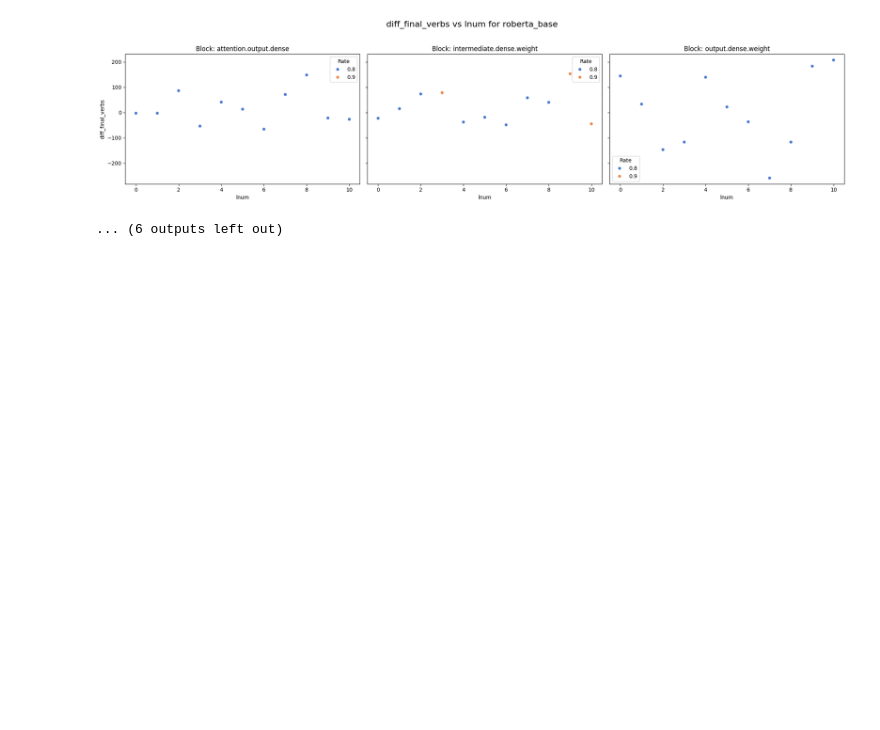
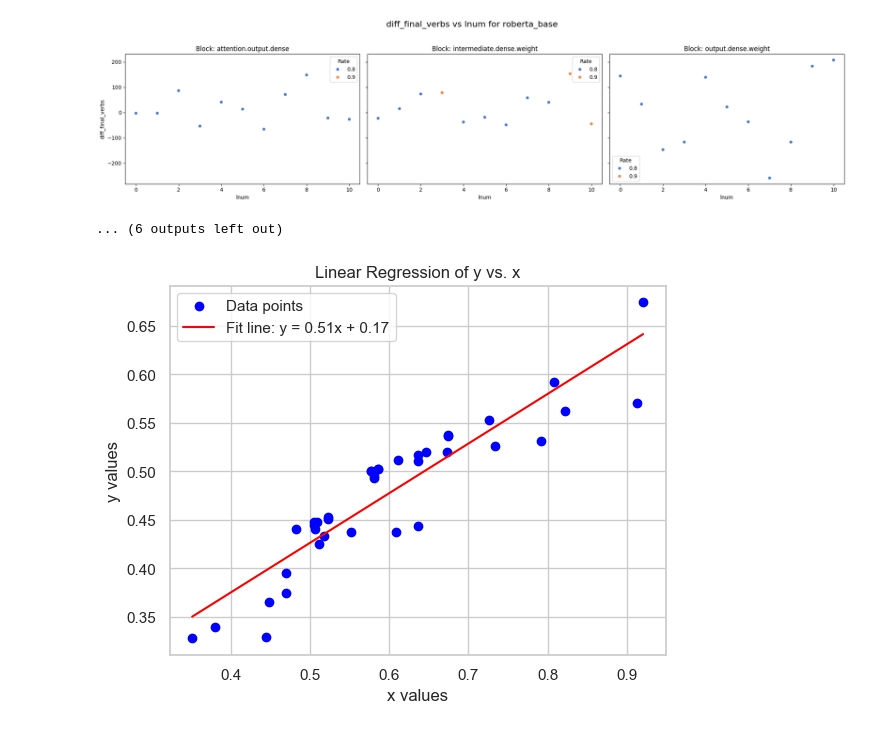
Before and after one commit to will-r-smith/STUDY, a Jupyter notebook: analysis.ipynb, the cells around one changed output. Cells and saved outputs as stored; diff of their text form; code cells hidden in the pictures; blank space fills up the shorter version.

```diff
--- a/analysis.ipynb
+++ b/analysis.ipynb
@@ -1663,3 +1724,54 @@ pythia410m,diff_final_function_words,lnum,0.36719522386661296,0.1926173649372307
 [figure]
 [figure]
 ... (6 outputs left out)
+# %%
+import numpy as np
+import matplotlib.pyplot as plt
+from scipy.stats import linregress
+
+# Define the full list of x and y values based on the provided data
+x = np.array([
+    0.470140061, 0.444682695, 0.470140061, 0.482777499, 0.351323813, 0.672856122,
+    0.581033198, 0.504904421, 0.611265721, 0.581033198, 0.504904421, 0.67390544,
+    0.586492693, 0.522681996, 0.635749806, 0.576759889, 0.635749806, 0.920434326,
+    0.912131028, 0.608665237, 0.821448667, 0.79197652, 0.551804371, 0.67390544,
+    0.808431042, 0.586492693, 0.733351582, 0.522681996, 0.511124291, 0.635749806,
+    0.726416959, 0.576759889, 0.645954043, 0.508767127, 0.518226196, 0.44856061,
+    0.506014569, 0.380035586
+])
+
+y = np.array([
+    0.395529197, 0.329683698, 0.374695864, 0.440085158, 0.327706813, 0.520529197,
+    0.494981752, 0.448296837, 0.51140511, 0.493309002, 0.444343066, 0.536192214,
+    0.502585158, 0.452554745, 0.516879562, 0.500456204, 0.444190998, 0.674270073,
+    0.570711679, 0.437804136, 0.562195864, 0.53086983, 0.4375, 0.537864964,
+    0.592305353, 0.502585158, 0.525699513, 0.450577859, 0.424726277, 0.511100973,
+    0.55276764, 0.500912409, 0.520225061, 0.447688565, 0.433850365, 0.36526764,
+    0.440541363, 0.339568127
+])
+
+# Perform linear regression
+slope, intercept, r_value, p_value, std_err = linregress(x, y)
+
+# Create a range of x values for plotting the regression line
+x_values = np.linspace(min(x), max(x), 100)
+y_values = slope * x_values + intercept
+
+# Plotting the data points
+plt.scatter(x, y, color='blue', label='Data points')
+
+# Plotting the regression line
+plt.plot(x_values, y_values, color='red', label=f'Fit line: y = {slope:.2f}x + {intercept:.2f}')
+
+# Add labels and title
+plt.xlabel('x values')
+plt.ylabel('y values')
+plt.title('Linear Regression of y vs. x')
+
+# Add a legend
+plt.legend()
+
+# Display the plot
+plt.show()
+# %% [output]
+[figure, added]
```
Also changed, not shown: parts of 4 cells of this notebook.
